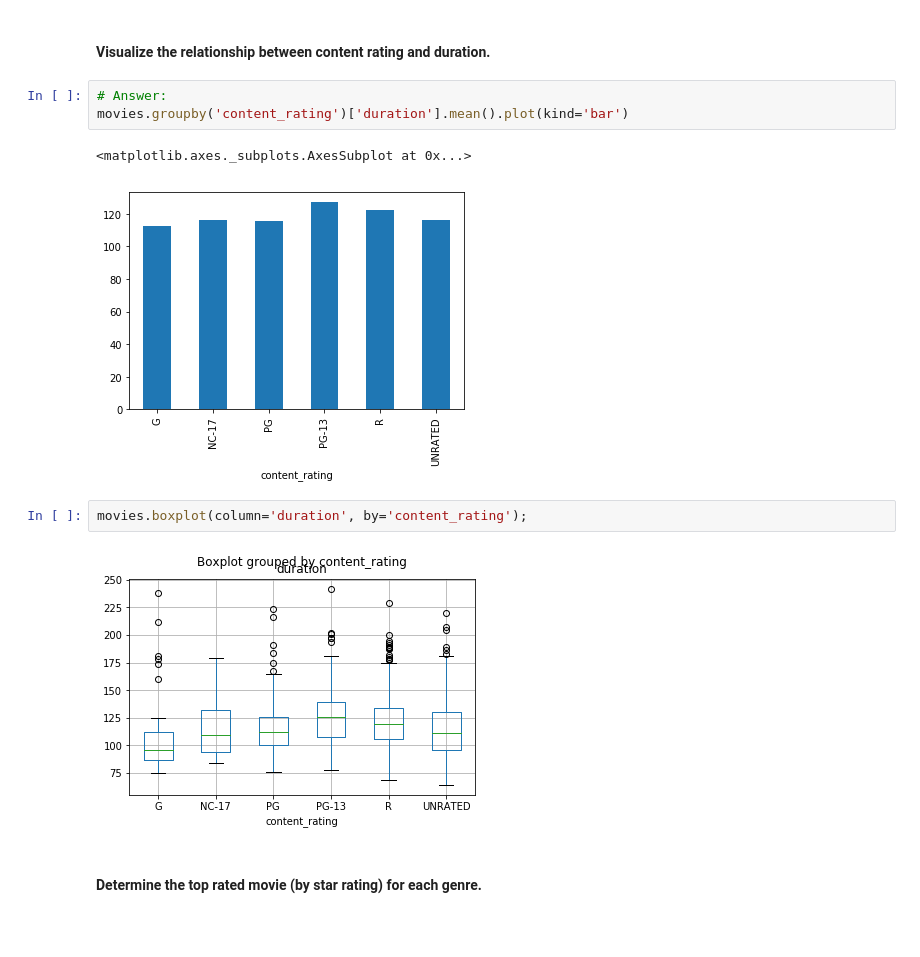
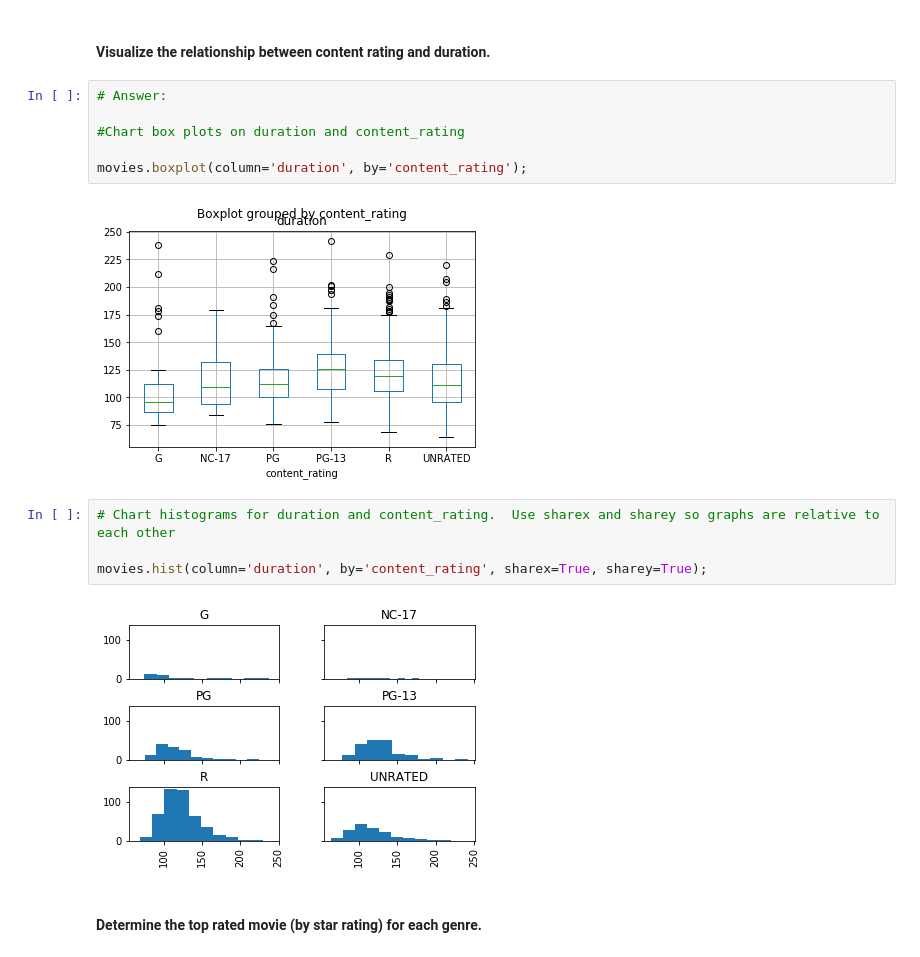
Before and after one commit to naidaire/unit_project2, a Jupyter notebook: imdb_aliaw.ipynb, the cells around one changed output. Saved outputs shown, nothing was run; the diff lists cells and outputs as text; blank space fills up the shorter version.

```diff
--- a/imdb.ipynb
+++ b/imdb_aliaw.ipynb
@@ -229,15 +245,19 @@ Name: duration, dtype: float64
 ## Advanced level
 # %% [markdown]
 #### Visualize the relationship between content rating and duration.
-# %%
-# Answer:
-movies.groupby('content_rating')['duration'].mean().plot(kind='bar')
-# %% [output]
-<matplotlib.axes._subplots.AxesSubplot at 0x...>
-[figure, removed]
 # %%
+# Answer:
+
+#Chart box plots on duration and content_rating
+
 movies.boxplot(column='duration', by='content_rating');
 # %% [output]
 [figure]
+# %%
+# Chart histograms for duration and content_rating.  Use sharex and sharey so graphs are relative to each other
+
+movies.hist(column='duration', by='content_rating', sharex=True, sharey=True);
+# %% [output]
+[figure, added]
 # %% [markdown]
 #### Determine the top rated movie (by star rating) for each genre.
```
Also changed, not shown: parts of 24 cells of this notebook.
